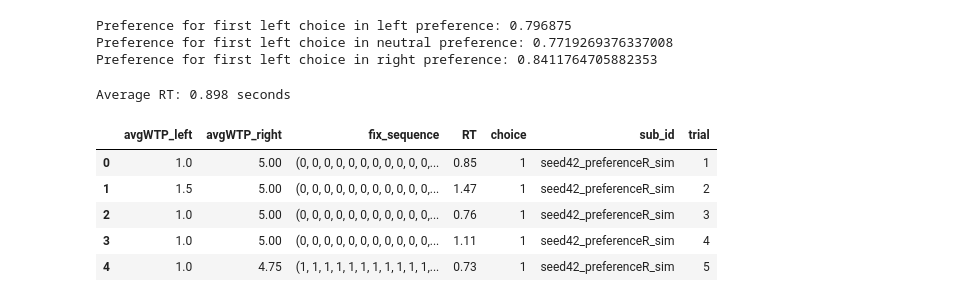
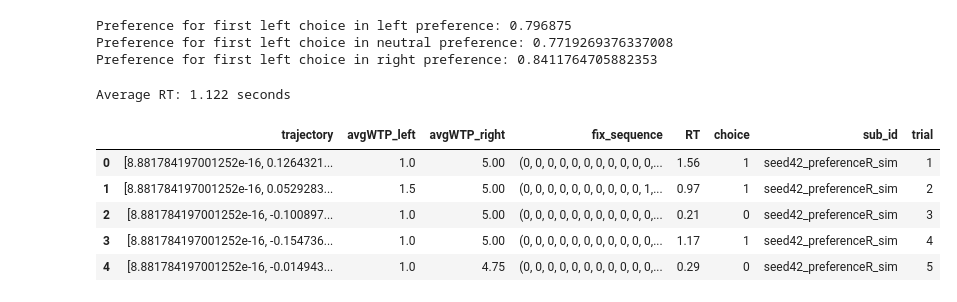
Before and after one commit to Hehesh/DDM, a Jupyter notebook: rvd_bias_check.ipynb, the cells around one changed output. Cells and saved outputs as stored; diff of their text form; code cells hidden in the pictures.

```diff
--- a/rvd_bias_check.ipynb
+++ b/rvd_bias_check.ipynb
@@ -82,7 +82,7 @@ legend = {
 fixation_col = 'fixation'
 left_value_col = 'avgWTP_left'
 right_value_col = 'avgWTP_right'
-cutoff = 0.95
+cutoff = 0.90
 
 right_value_diffs = np.arange(-4, -3.25, 0.25)
 right_empirical_distributions = get_corrected_empirical_distributions(
@@ -186,24 +188,23 @@ for row in left_trials.itertuples(index=False):
 # %%
 from simulation import simulate
 
 seed = 42
-model_conditions = {'drift_rate': 0.8, 'theta': 0.5, 'noise': 0.63}
+model_conditions = {'drift_rate': 0.2, 'theta': 0.5, 'noise': 0.93}
 
 right_results_df = simulate(dt, model_conditions, right_trials_dict, seed=seed, save_results=False)
-
 right_results_df['sub_id'] = f'seed{seed}_preferenceR_sim'
 right_results_df['trial'] = range(1, len(right_trials_dict) + 1)
 right_results_df = right_results_df.rename(columns={'fixation': 'fix_sequence'})
-right_results_df = right_results_df.drop(columns = ['trajectory'])
+# right_results_df = right_results_df.drop(columns = ['trajectory'])
 print(f'Average RT: {np.average(right_results_df.loc[:, "RT"]):.3f} seconds')
 right_results_df.head()
 # %% [output]
-Average RT: 0.898 seconds
+Average RT: 1.122 seconds
-|  | avgWTP_left | avgWTP_right | fix_sequence | RT | choice | sub_id | trial |
-| 0 | 1.0 | 5.00 | (0, 0, 0, 0, 0, 0, 0, 0, 0, 0, 0,... | 0.85 | 1 | seed42_preferenceR_sim | 1 |
-| 1 | 1.5 | 5.00 | (0, 0, 0, 0, 0, 0, 0, 0, 0, 0, 0,... | 1.47 | 1 | seed42_preferenceR_sim | 2 |
-| 2 | 1.0 | 5.00 | (0, 0, 0, 0, 0, 0, 0, 0, 0, 0, 0,... | 0.76 | 1 | seed42_preferenceR_sim | 3 |
-| 3 | 1.0 | 5.00 | (0, 0, 0, 0, 0, 0, 0, 0, 0, 0, 0,... | 1.11 | 1 | seed42_preferenceR_sim | 4 |
-| 4 | 1.0 | 4.75 | (1, 1, 1, 1, 1, 1, 1, 1, 1, 1, 1,... | 0.73 | 1 | seed42_preferenceR_sim | 5 |
+|  | trajectory | avgWTP_left | avgWTP_right | fix_sequence | RT | choice | sub_id | trial |
+| 0 | [8.881784197001252e-16, 0.1264321... | 1.0 | 5.00 | (0, 0, 0, 0, 0, 0, 0, 0, 0, 0, 0,... | 1.56 | 1 | seed42_preferenceR_sim | 1 |
+| 1 | [8.881784197001252e-16, 0.0529283... | 1.5 | 5.00 | (0, 0, 0, 0, 0, 0, 0, 0, 0, 0, 1,... | 0.97 | 1 | seed42_preferenceR_sim | 2 |
+| 2 | [8.881784197001252e-16, -0.100897... | 1.0 | 5.00 | (0, 0, 0, 0, 0, 0, 0, 0, 0, 0, 0,... | 0.21 | 0 | seed42_preferenceR_sim | 3 |
+| 3 | [8.881784197001252e-16, -0.154736... | 1.0 | 5.00 | (0, 0, 0, 0, 0, 0, 0, 0, 0, 0, 0,... | 1.17 | 1 | seed42_preferenceR_sim | 4 |
+| 4 | [8.881784197001252e-16, -0.014943... | 1.0 | 4.75 | (0, 0, 0, 0, 0, 0, 0, 0, 0, 0, 0,... | 0.29 | 0 | seed42_preferenceR_sim | 5 |
 # %%
 neutral_results_df = simulate(dt, model_conditions, neutral_trials_dict, seed=seed, save_results=False)
```
Also changed, not shown: parts of 4 cells of this notebook.
